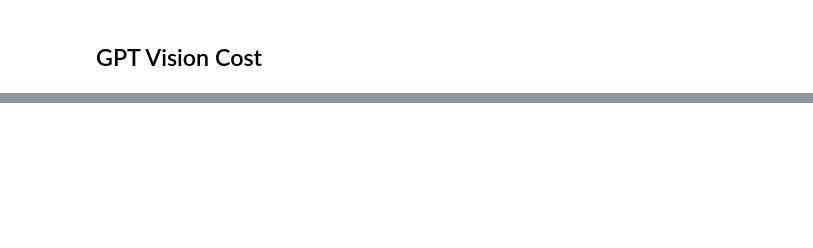
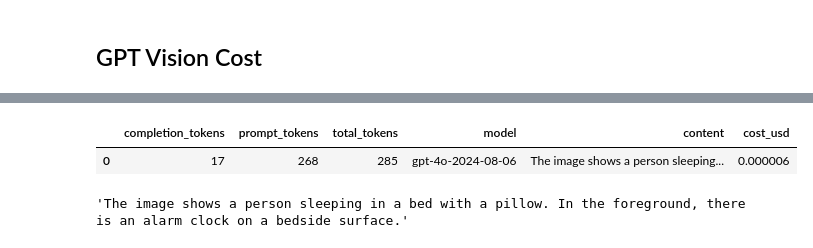
Before and after one commit to ofirsteinherz/llm-anki-generator, a Jupyter notebook: playground.ipynb, the cells around one changed output, grey strips where cells are left out. Saved outputs shown, nothing was run; the diff lists cells and outputs as text; code cells hidden in the pictures; blank space fills up the shorter version.

```diff
--- a/playground.ipynb
+++ b/playground.ipynb
@@ -988,0 +1315,74 @@ Max price of image input to most updated GPT-4o is: 0.0020599999999999998$
+# %%
+import pandas as pd
+from openai import OpenAI
+import matplotlib.pyplot as plt
+import base64
+import requests
+
+# Initialize the OpenAI client
+client = OpenAI()
+
+# Function to encode the image
+def encode_image(image_path):
+    with open(image_path, "rb") as image_file:
+        return base64.b64encode(image_file.read()).decode('utf-8')
+
+# Path to your image
+image_path = "example.png"
+
+# Getting the base64 string
+base64_image = encode_image(image_path)
+image_url = f"embedded-picture"
+
+# Call the OpenAI API
+response = client.chat.completions.create(
+    model="gpt-4o-2024-08-06",
+    messages=[
+        {
+            "role": "user",
+            "content": [
+                {"type": "text", "text": "What’s in this image?"},
+                {
+                    "type": "image_url",
+                    "image_url": {"url": image_url},
+                },
+            ],
+        }
+    ],
+    max_tokens=300,
+)
+
+# Extract relevant data
+completion_tokens = response.usage.completion_tokens
+prompt_tokens = response.usage.prompt_tokens
+total_tokens = response.usage.total_tokens
+model = response.model
+content = response.choices[0].message.content
+
+# Calculate the cost for this API call
+price_per_million_tokens = 0.02  # Example value, update as needed
+cost = (total_tokens / 1_000_000) * price_per_million_tokens
+
+# Assuming `results` is a predefined list
+results = []
+results.append({
+    "completion_tokens": completion_tokens,
+    "prompt_tokens": prompt_tokens,
+    "total_tokens": total_tokens,
+    "model": model,
+    "content": content,
+    "cost_usd": cost
+})
+
+# Convert the results list to a DataFrame
+df = pd.DataFrame(results)
+
+# Display the DataFrame to the user
+display(df)
+# %% [output]
+|  | completion_tokens | prompt_tokens | total_tokens | model | content | cost_usd |
+| 0 | 17 | 268 | 285 | gpt-4o-2024-08-06 | The image shows a person sleeping... | 0.000006 |
+# %%
+df['content'][0]
+# %% [output]
+'The image shows a person sleeping in a bed with a pillow. In the foreground, there is an alarm clock on a bedside surface.'
```
Also changed, not shown: parts of 13 cells of this notebook, 2 other files.
